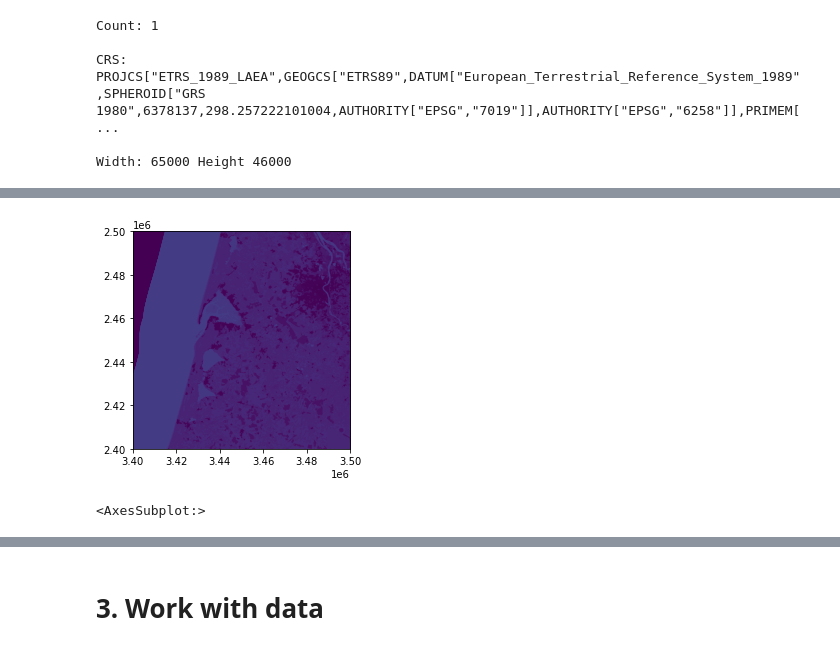
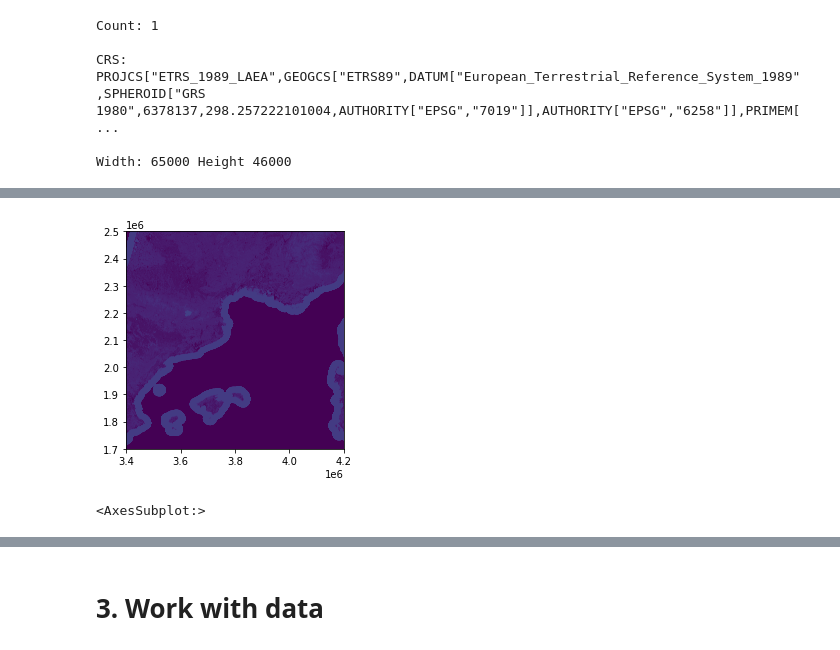
Before and after one commit to KatrinPoepp/eumetsat-competition, a Jupyter notebook: raster100m.ipynb, the cells around one changed output, grey strips where cells are left out. Drawn from its saved outputs; the diff is of its cells as text; code cells hidden in the pictures.

```diff
--- a/raster100m.ipynb
+++ b/raster100m.ipynb
@@ -72,11 +98,12 @@ MemoryError: Unable to allocate 2.78 GiB for an array with shape (1, 46000, 6500
 # %%
 # show specific region data
 
+
 # X coordinate, Y coordinate, Width, height
-window = Window(25000, 30000, 1000, 1000)
+window = Window(25000, 30000, 8000, 8000)
 
 data_cropped = dataset.read(window=window, masked=True)
 show(data_cropped, transform=dataset.window_transform(window), vmin=0, vmax=255)
 # %% [output]
-[figure, old version]
+[figure, new version]
 <AxesSubplot:>
```
Also changed, not shown: parts of 12 cells of this notebook, 3 other files.
